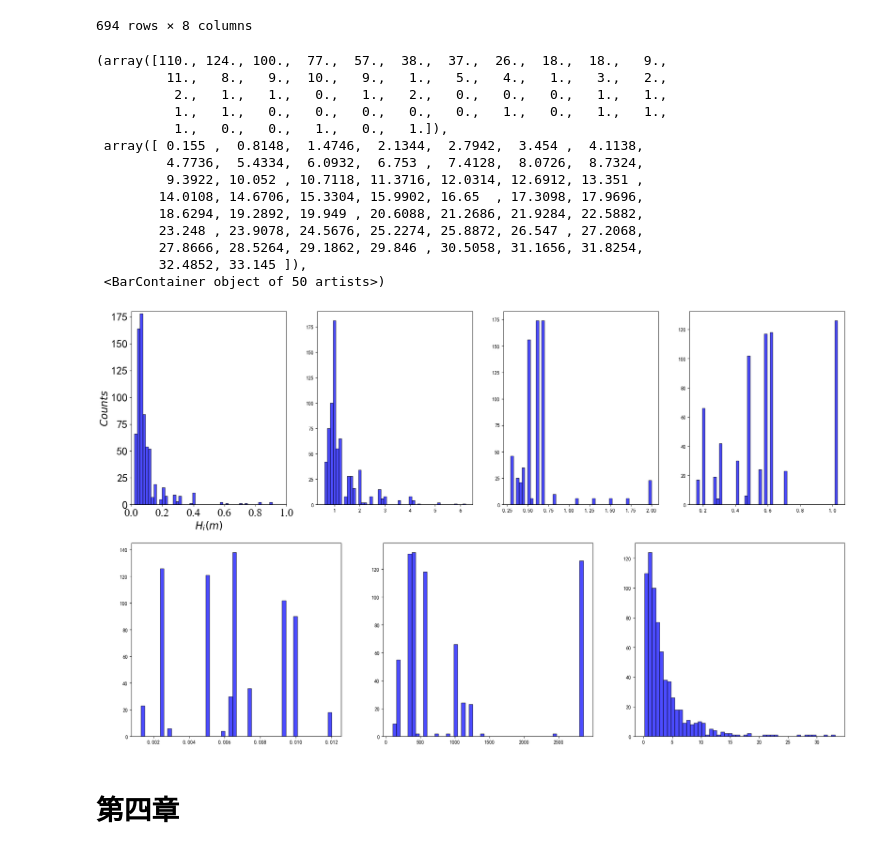
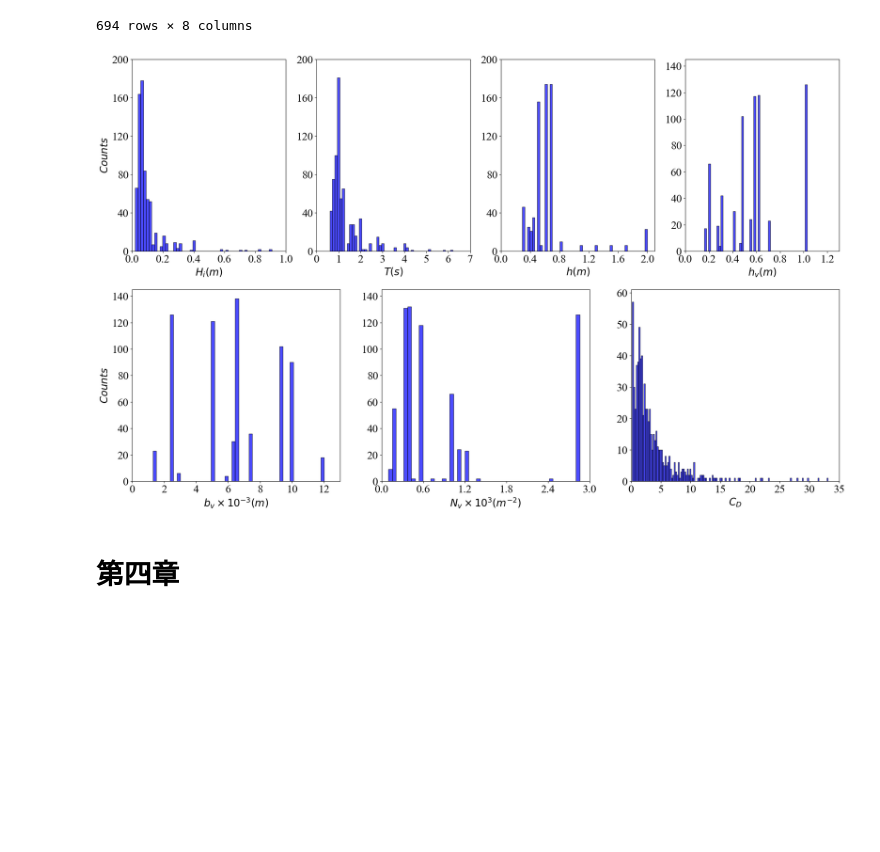
Before and after one commit to jackyvava/CodeWaveVegetation, a Jupyter notebook: code.ipynb, the cells around one changed output. Cells and saved outputs as stored; diff of their text form; code cells hidden in the pictures; blank space fills up the shorter version.

```diff
--- a/code.ipynb
+++ b/code.ipynb
@@ -197,53 +197,86 @@ Cd = data['CD']
 # %%
 plt.figure(num=2,figsize = (25,15), facecolor=None)
 
 plt.subplot(241)
 plt.hist(Hi, bins=50, facecolor="blue", edgecolor="black", alpha=0.7)
 plt.tick_params(axis='x', labelsize=22)
 plt.tick_params(axis='y', labelsize=22)
 plt.xlim(0, 1)
-plt.ylim(0, 180)
-plt.xticks([0,0.2,0.4,0.6,0.8,1],
-           ['0.0', '0.2', '0.4', '0.6', '0.8', '1.0'],
-           fontproperties = 'Times New Roman',size = 22)
-
+plt.ylim(0, 200)
+# plt.xticks([0,0.2,0.4,0.6,0.8,1],
+#            ['0.0', '0.2', '0.4', '0.6', '0.8', '1.0'],
+#            fontproperties = 'Times New Roman',size = 22)
+plt.xticks(np.arange(0, 1.1, 0.2),fontproperties = 'Times New Roman',size = 22)
+plt.yticks(np.arange(0, 201, 40),fontproperties = 'Times New Roman',size = 22)
 plt.xlabel('$H_i(m)$', fontsize=20)
 plt.ylabel('$Counts$', fontsize=20)
 
 
 plt.subplot(242)
 plt.hist(T, bins=50, facecolor="blue", edgecolor="black", alpha=0.7)
+plt.tick_params(axis='x', labelsize=22)
+plt.tick_params(axis='y', labelsize=22)
+plt.xlim(0, 7)
+plt.ylim(0, 200)
+plt.xticks(np.arange(0, 7.1, 1),fontproperties = 'Times New Roman',size = 22)
+plt.yticks(np.arange(0, 201, 40),fontproperties = 'Times New Roman',size = 22)
+plt.xlabel('$T(s)$', fontsize=20)
+# plt.ylabel('$Counts$', fontsize=20)
 
 plt.subplot(243)
 plt.hist(h, bins=50, facecolor="blue", edgecolor="black", alpha=0.7)
+plt.tick_params(axis='x', labelsize=22)
+plt.tick_params(axis='y', labelsize=22)
+plt.xlim(0, 2.1)
+plt.ylim(0, 200)
+plt.xticks(np.arange(0, 2.1, 0.4),fontproperties = 'Times New Roman',size = 22)
+plt.yticks(np.arange(0, 201, 40),fontproperties = 'Times New Roman',size = 22)
+plt.xlabel('$h(m)$', fontsize=20)
 
 plt.subplot(244)
 plt.hist(hv, bins=50, facecolor="blue", edgecolor="black", alpha=0.7)
+plt.tick_params(axis='x', labelsize=22)
+plt.tick_params(axis='y', labelsize=22)
+plt.xlim(0, 1.3)
+plt.ylim(0, 145)
+plt.xticks(np.arange(0, 1.3, 0.2),fontproperties = 'Times New Roman',size = 22)
+plt.yticks(np.arange(0, 145, 20),fontproperties = 'Times New Roman',size = 22)
+plt.xlabel('$h_v(m)$', fontsize=20)
 
 plt.subplot(234)
-plt.hist(bv, bins=50, facecolor="blue", edgecolor="black", alpha=0.7)
+plt.hist(bv*1000, bins=50, facecolor="blue", edgecolor="black", alpha=0.7)
+plt.tick_params(axis='x', labelsize=22)
+plt.tick_params(axis='y', labelsize=22)
+plt.xlim(0, 13)
+plt.ylim(0, 145)
+plt.xticks(np.arange(0, 13, 2),fontproperties = 'Times New Roman',size = 22)
+plt.yticks(np.arange(0, 145, 20),fontproperties = 'Times New Roman',size = 22)
+plt.xlabel('$b_v\\times 10^{-3}(m) $', fontsize=20)
+plt.ylabel('$Counts$', fontsize=20)
 
 plt.subplot(235)
-plt.hist(Nv, bins=50, facecolor="blue", edgecolor="black", alpha=0.7)
+plt.hist((Nv * 0.001), bins=50, facecolor="blue", edgecolor="black", alpha=0.7)
+plt.tick_params(axis='x', labelsize=22)
+plt.tick_params(axis='y', labelsize=22)
+plt.xlim(0, 3)
+plt.ylim(0, 145)
+plt.xticks(np.arange(0, 3.1, .6),fontproperties = 'Times New Roman',size = 22)
+plt.yticks(np.arange(0, 145, 20),fontproperties = 'Times New Roman',size = 22)
+plt.xlabel('$N_v\\times 10^{3}(m^{-2}) $', fontsize=20)
 
 plt.subplot(236)
-plt.hist(Cd, bins=50, facecolor="blue", edgecolor="black", alpha=0.7)
+plt.hist(Cd, bins=150, facecolor="blue", edgecolor="black", alpha=0.7)
+plt.tick_params(axis='x', labelsize=22)
+plt.tick_params(axis='y', labelsize=22)
+plt.xlim(0, 35)
+plt.ylim(0, 61)
+plt.xticks(np.arange(0, 36, 5),fontproperties = 'Times New Roman',size = 22)
+plt.yticks(np.arange(0, 61, 10),fontproperties = 'Times New Roman',size = 22)
+plt.xlabel('$C_D$', fontsize=20)
+
+plt.savefig('图片/第二章/数据库.png',dpi=500,bbox_inches='tight')
 # %% [output]
-(array([110., 124., 100.,  77.,  57.,  38.,  37.,  26.,  18.,  18.,   9.,
-         11.,   8.,   9.,  10.,   9.,   1.,   5.,   4.,   1.,   3.,   2.,
-          2.,   1.,   1.,   0.,   1.,   2.,   0.,   0.,   0.,   1.,   1.,
-          1.,   1.,   0.,   0.,   0.,   0.,   0.,   1.,   0.,   1.,   1.,
-          1.,   0.,   0.,   1.,   0.,   1.]),
- array([ 0.155 ,  0.8148,  1.4746,  2.1344,  2.7942,  3.454 ,  4.1138,
-         4.7736,  5.4334,  6.0932,  6.753 ,  7.4128,  8.0726,  8.7324,
-         9.3922, 10.052 , 10.7118, 11.3716, 12.0314, 12.6912, 13.351 ,
-        14.0108, 14.6706, 15.3304, 15.9902, 16.65  , 17.3098, 17.9696,
-        18.6294, 19.2892, 19.949 , 20.6088, 21.2686, 21.9284, 22.5882,
-        23.248 , 23.9078, 24.5676, 25.2274, 25.8872, 26.547 , 27.2068,
-        27.8666, 28.5264, 29.1862, 29.846 , 30.5058, 31.1656, 31.8254,
-        32.4852, 33.145 ]),
- <BarContainer object of 50 artists>)
-[figure, old version]
+[figure, new version]
 # %% [markdown]
 # 第四章
 # %% [markdown]
```
Also changed, not shown: 1 other file.
